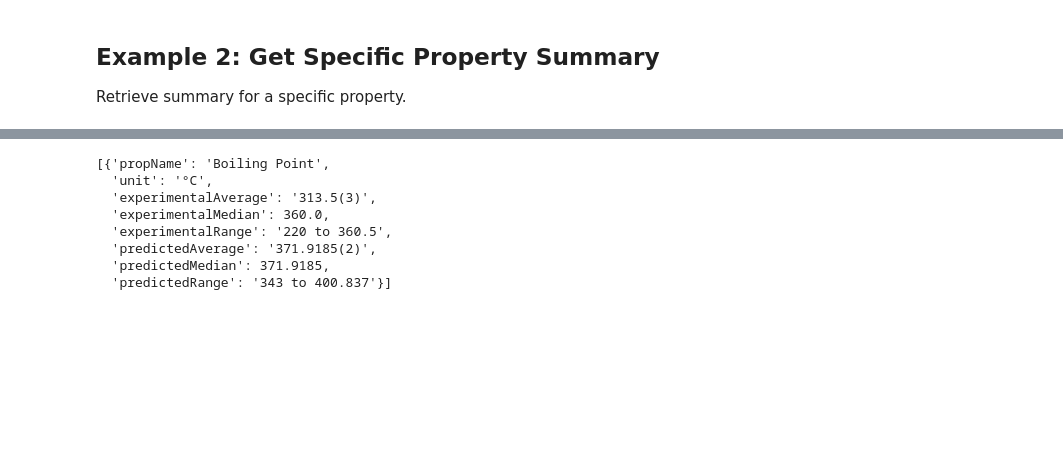
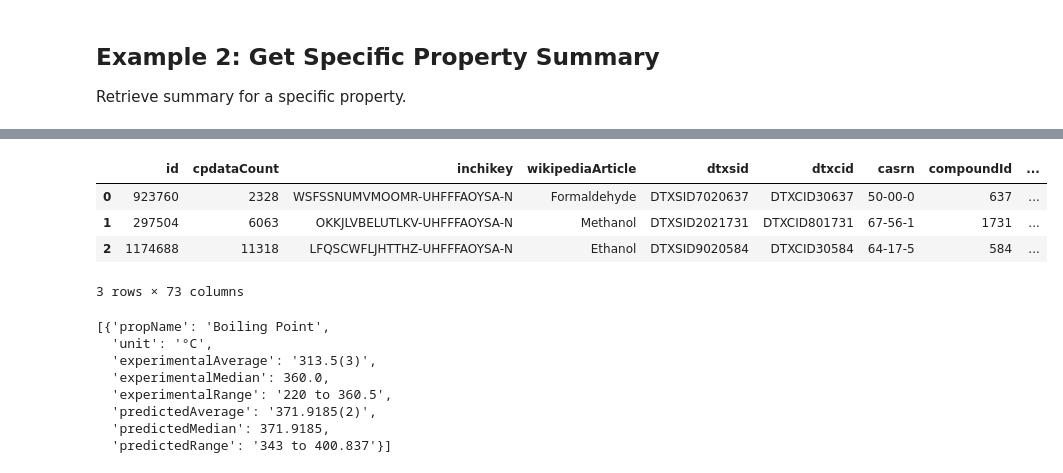
Before and after one commit to USEtox/PyCompTox, a Jupyter notebook: notebooks/chemical_properties_examples.ipynb, the cells around one changed output, grey strips where cells are left out. Drawn from its saved outputs; the diff is of its cells as text; code cells hidden in the pictures; blank space fills up the shorter version.

```diff
--- a/notebooks/chemical_properties_examples.ipynb
+++ b/notebooks/chemical_properties_examples.ipynb
@@ -11,12 +11,13 @@ This notebook demonstrates how to use the `ChemicalProperties` class to retrieve
 
 First, make sure you have your API key configured.
 # %%
-from pycomptox.chemical import Chemical, ChemicalProperties
+from pycomptox.chemical import Chemical, ChemicalProperties, ChemicalDetails
 import pandas as pd
 
 # Initialize clients
 searcher = Chemical()
 props = ChemicalProperties()
+details = ChemicalDetails()
 
 print("✓ Clients initialized successfully")
 # %% [output]
@@ -112,3 +177,20 @@ props.get_summary_by_dtxsid_and_property(dtxsid_formaldehyde, "Water Solubility"
+# %%
+chem_list_details = []
+for chem in chem_list:
+    if chem['dtxcid'] is None:
+        continue
+    detail = details.data_by_dtxcid(chem['dtxcid'])
+    if type(detail) is dict:
+        chem_list_details.append(detail)
+    elif type(detail) is list:
+        chem_list_details.extend(detail)
+pd.DataFrame(chem_list_details)
+# %% [output]
+|  | id | cpdataCount | inchikey | wikipediaArticle | dtxsid | dtxcid | casrn | compoundId | ... |
+| 0 | 923760 | 2328 | WSFSSNUMVMOOMR-UHFFFAOYSA-N | Formaldehyde | DTXSID7020637 | DTXCID30637 | 50-00-0 | 637 | ... |
+| 1 | 297504 | 6063 | OKKJLVBELUTLKV-UHFFFAOYSA-N | Methanol | DTXSID2021731 | DTXCID801731 | 67-56-1 | 1731 | ... |
+| 2 | 1174688 | 11318 | LFQSCWFLJHTTHZ-UHFFFAOYSA-N | Ethanol | DTXSID9020584 | DTXCID30584 | 64-17-5 | 584 | ... |
+3 rows × 73 columns
 # %%
 bp_summary
 # %% [output]
```
Also changed, not shown: parts of 7 cells of this notebook, 1 other file.
